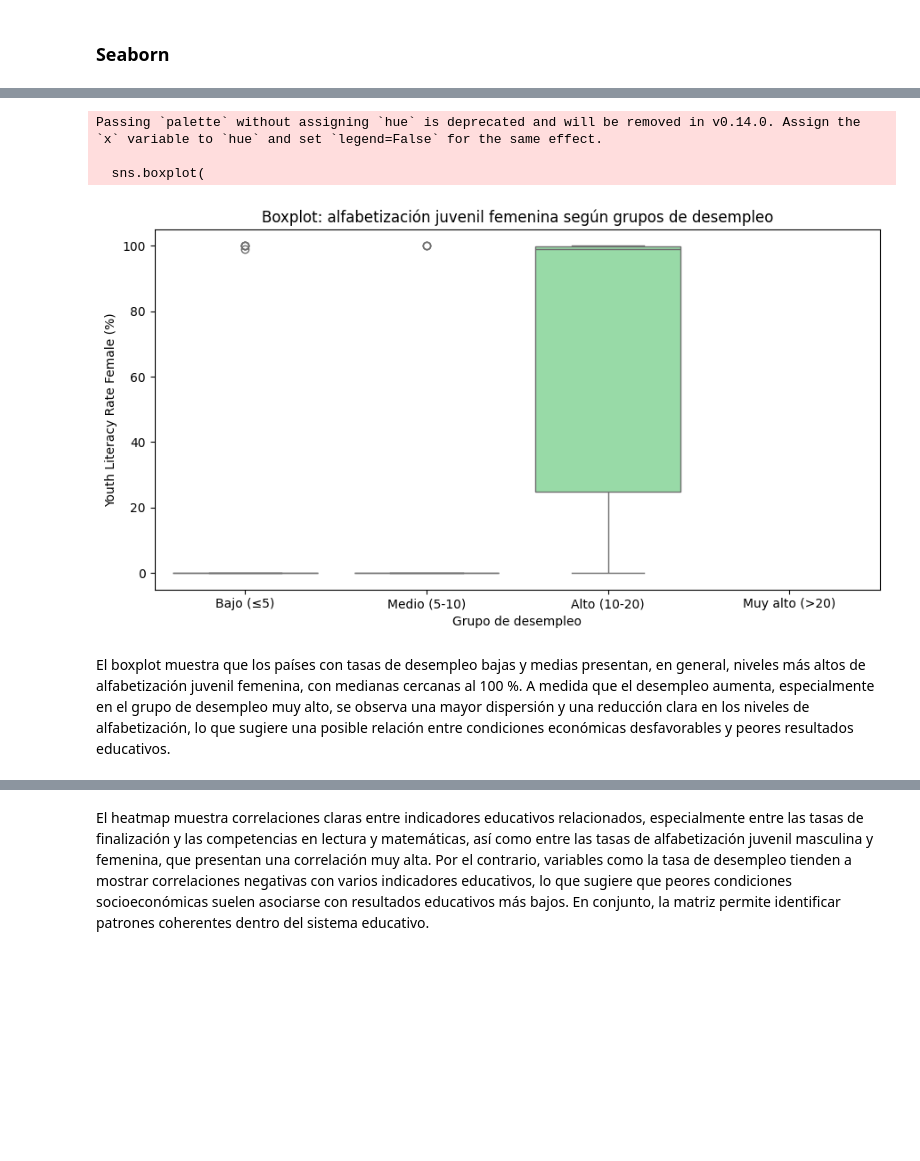
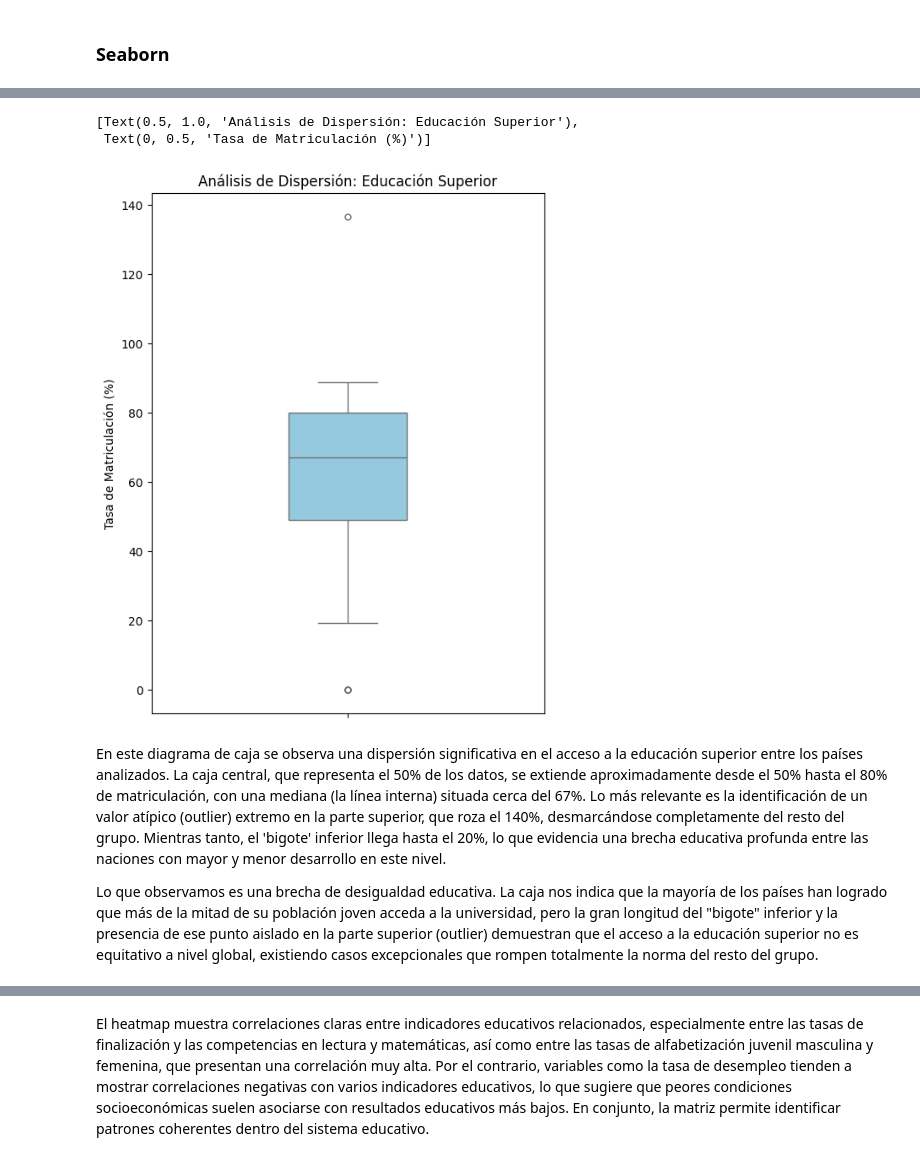
Before and after one commit to AntonioDavid333/Mental-Health-Data-Analysis, a Jupyter notebook: Education.ipynb, the cells around one changed output, grey strips where cells are left out. Saved outputs shown, nothing was run; the diff lists cells and outputs as text; code cells hidden in the pictures; blank space fills up the shorter version.

```diff
--- a/Education.ipynb
+++ b/Education.ipynb
@@ -332,29 +355,27 @@ El gráfico de dispersión muestra una relación positiva general entre la matri
 # %%
 #Gráfico categórico (Boxplot)
-df["Unemployment_Group"] = pd.cut(
-    df["Unemployment_Rate"],
-    bins=[-0.01, 5, 10, 20, 100],
-    labels=["Bajo (≤5)", "Medio (5-10)", "Alto (10-20)", "Muy alto (>20)"]
+plt.figure(figsize=(6, 8))
+
+# Creamos el gráfico directamente con Seaborn y lo asignamos a 'bp'
+bp = sns.boxplot(
+    y=df["Gross_Tertiary_Education_Enrollment"].dropna(),
+    color="skyblue",
+    width=0.3,
+    fliersize=5  # Tamaño de los puntos atípicos (outliers)
 )
 
-plt.figure(figsize=(9,5))
-sns.boxplot(
-    data=df,
-    x="Unemployment_Group",
-    y="Youth_15_24_Literacy_Rate_Female",
-    palette="pastel"
+# Configuramos títulos y etiquetas usando el método .set del objeto bp
+bp.set(
+    title="Análisis de Dispersión: Educación Superior",
+    ylabel="Tasa de Matriculación (%)"
 )
-plt.title("Boxplot: alfabetización juvenil femenina según grupos de desempleo")
-plt.xlabel("Grupo de desempleo")
-plt.ylabel("Youth Literacy Rate Female (%)")
-plt.tight_layout()
-plt.show()
 # %% [output]
-Passing `palette` without assigning `hue` is deprecated and will be removed in v0.14.0. Assign the `x` variable to `hue` and set `legend=False` for the same effect.
-
-  sns.boxplot(
+[Text(0.5, 1.0, 'Análisis de Dispersión: Educación Superior'),
+ Text(0, 0.5, 'Tasa de Matriculación (%)')]
-[figure, old version]
+[figure, new version]
 # %% [markdown]
-El boxplot muestra que los países con tasas de desempleo bajas y medias presentan, en general, niveles más altos de alfabetización juvenil femenina, con medianas cercanas al 100 %. A medida que el desempleo aumenta, especialmente en el grupo de desempleo muy alto, se observa una mayor dispersión y una reducción clara en los niveles de alfabetización, lo que sugiere una posible relación entre condiciones económicas desfavorables y peores resultados educativos.
+En este diagrama de caja se observa una dispersión significativa en el acceso a la educación superior entre los países analizados. La caja central, que representa el 50% de los datos, se extiende aproximadamente desde el 50% hasta el 80% de matriculación, con una mediana (la línea interna) situada cerca del 67%. Lo más relevante es la identificación de un valor atípico (outlier) extremo en la parte superior, que roza el 140%, desmarcándose completamente del resto del grupo. Mientras tanto, el 'bigote' inferior llega hasta el 20%, lo que evidencia una brecha educativa profunda entre las naciones con mayor y menor desarrollo en este nivel.
+
+Lo que observamos es una brecha de desigualdad educativa. La caja nos indica que la mayoría de los países han logrado que más de la mitad de su población joven acceda a la universidad, pero la gran longitud del "bigote" inferior y la presencia de ese punto aislado en la parte superior (outlier) demuestran que el acceso a la educación superior no es equitativo a nivel global, existiendo casos excepcionales que rompen totalmente la norma del resto del grupo.
 # %%
 #Gráfico avanzando (Heatmap)
```
Also changed, not shown: parts of 8 cells of this notebook, 1 other file.
